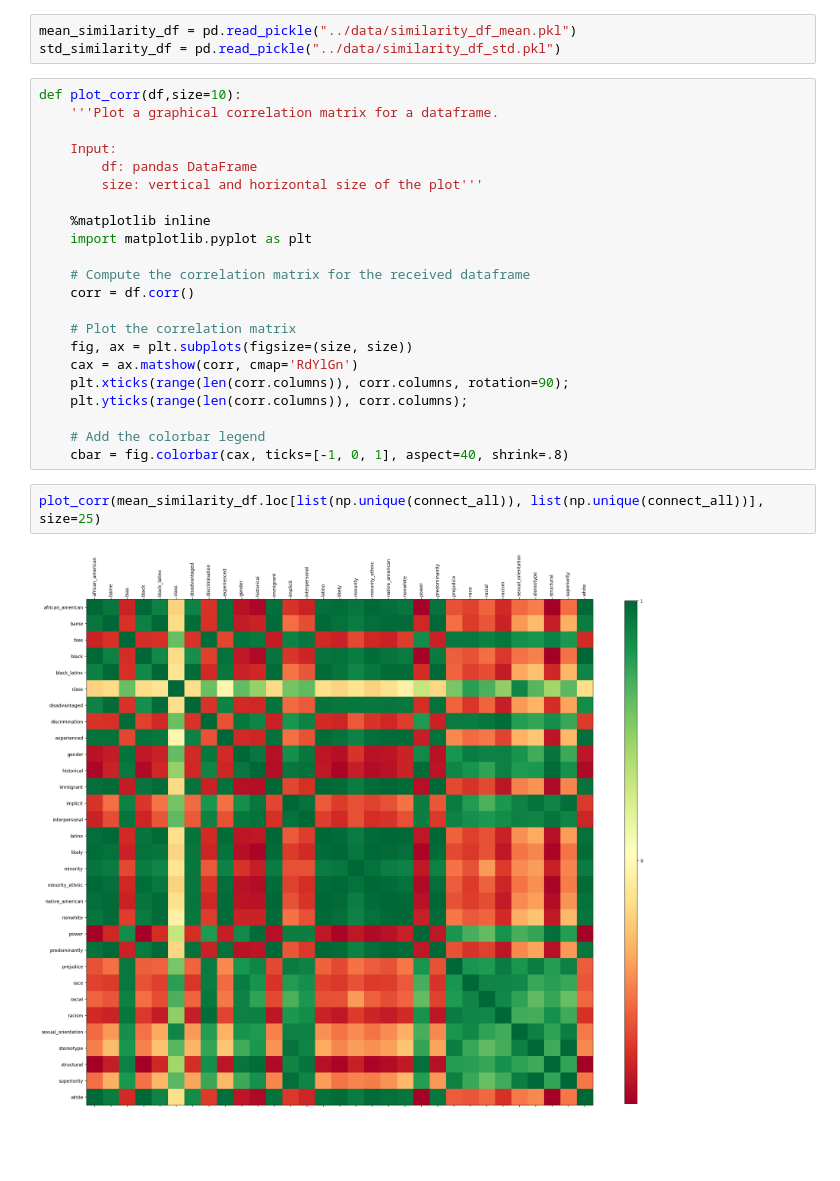
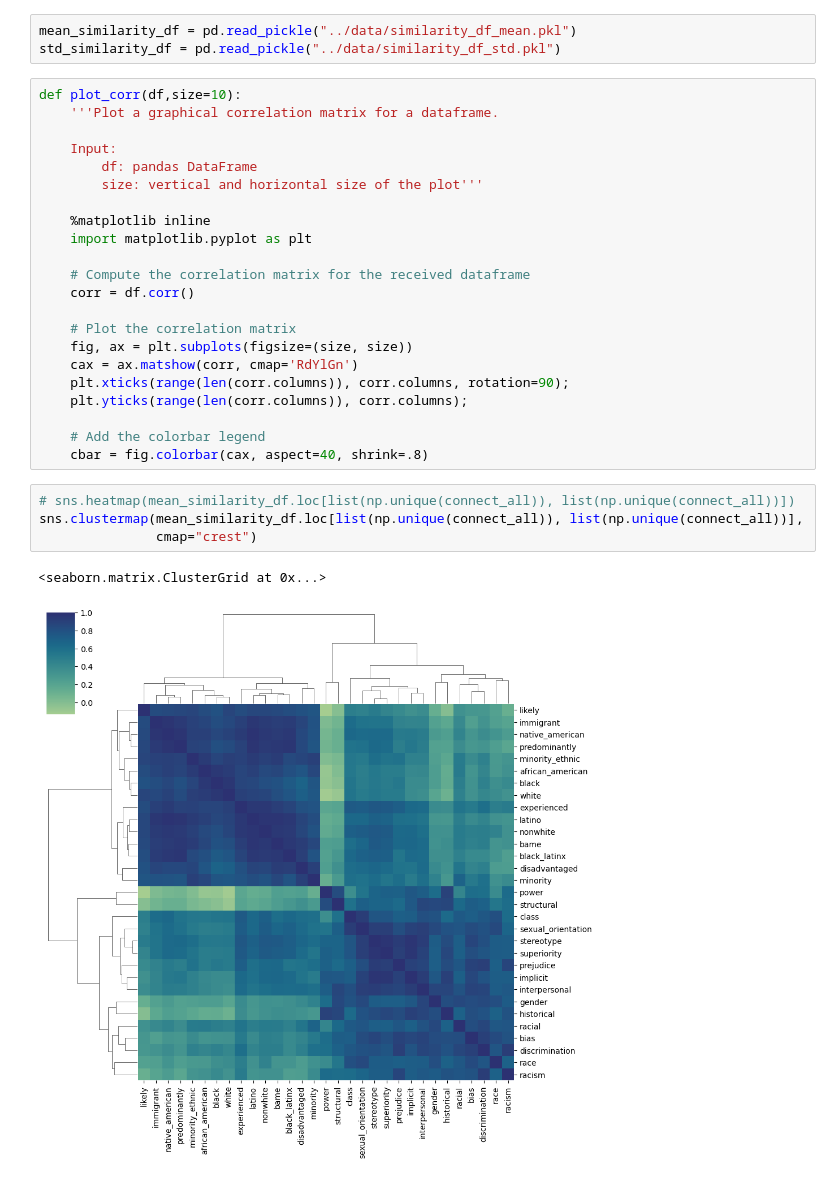
Before and after one commit to dlab-projects/interrogating_racism_medical_literature, a Jupyter notebook: notebooks/visualization_network.ipynb, the cells around one changed output. Cells and saved outputs as stored; diff of their text form; blank space fills up the shorter version.

Commit message:
fixed heatmap (using sns)

```diff
--- a/notebooks/visualization_network.ipynb
+++ b/notebooks/visualization_network.ipynb
@@ -153,8 +154,11 @@ def plot_corr(df,size=10):
     plt.yticks(range(len(corr.columns)), corr.columns);
 
     # Add the colorbar legend
-    cbar = fig.colorbar(cax, ticks=[-1, 0, 1], aspect=40, shrink=.8)
+    cbar = fig.colorbar(cax, aspect=40, shrink=.8)
 # %%
-plot_corr(mean_similarity_df.loc[list(np.unique(connect_all)), list(np.unique(connect_all))], size=25)
+# sns.heatmap(mean_similarity_df.loc[list(np.unique(connect_all)), list(np.unique(connect_all))])
+sns.clustermap(mean_similarity_df.loc[list(np.unique(connect_all)), list(np.unique(connect_all))],
+               cmap="crest")
 # %% [output]
+<seaborn.matrix.ClusterGrid at 0x...>
-[figure, old version]
+[figure, new version]
```
Also changed, not shown: parts of 4 cells of this notebook.
